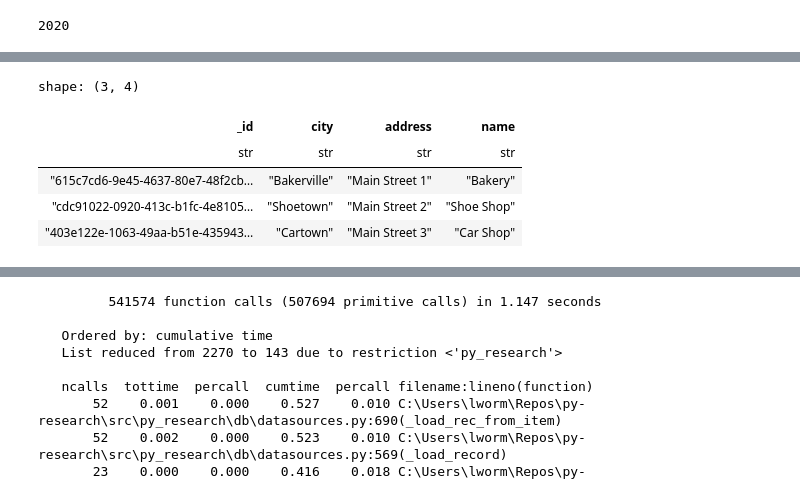
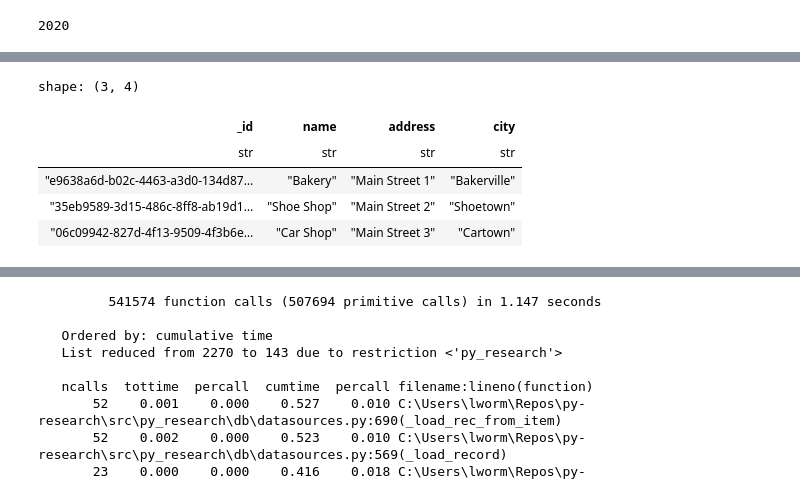
Before and after one commit to cloudlane-one/py-research, a Jupyter notebook: exp/test_db.ipynb, the cells around one changed output, grey strips where cells are left out. Drawn from its saved outputs; the diff is of its cells as text; code cells hidden in the pictures.

```diff
--- a/exp/test_db.ipynb
+++ b/exp/test_db.ipynb
@@ -177,12 +178,11 @@ data = {
 }
 # %%
 import warnings
-
 
 with warnings.catch_warnings():
   warnings.simplefilter("error")
   with cProfile.Profile() as pr:
-    db = DataBase()
+    db = DataBase(schema=TestSchema)
     rec = await data_source.load([data], db=db)
 
     stats = pstats.Stats(pr)
@@ -241,10 +241,10 @@ shape: (3, 8)
 # %%
-db[Organization].to_df()
+db[Organization].df()
 # %% [output]
 [interactive output not drawn]
 shape: (3, 4)
-| _id | city | address | name |
+| _id | name | address | city |
 | str | str | str | str |
-| "615c7cd6-9e45-4637-80e7-48f2cb… | "Bakerville" | "Main Street 1" | "Bakery" |
-| "cdc91022-0920-413c-b1fc-4e8105… | "Shoetown" | "Main Street 2" | "Shoe Shop" |
-| "403e122e-1063-49aa-b51e-435943… | "Cartown" | "Main Street 3" | "Car Shop" |
+| "e9638a6d-b02c-4463-a3d0-134d87… | "Bakery" | "Main Street 1" | "Bakerville" |
+| "35eb9589-3d15-486c-8ff8-ab19d1… | "Shoe Shop" | "Main Street 2" | "Shoetown" |
+| "06c09942-827d-4f13-9509-4f3b6e… | "Car Shop" | "Main Street 3" | "Cartown" |
```
Also changed, not shown: parts of 6 cells of this notebook, 5 other files.
